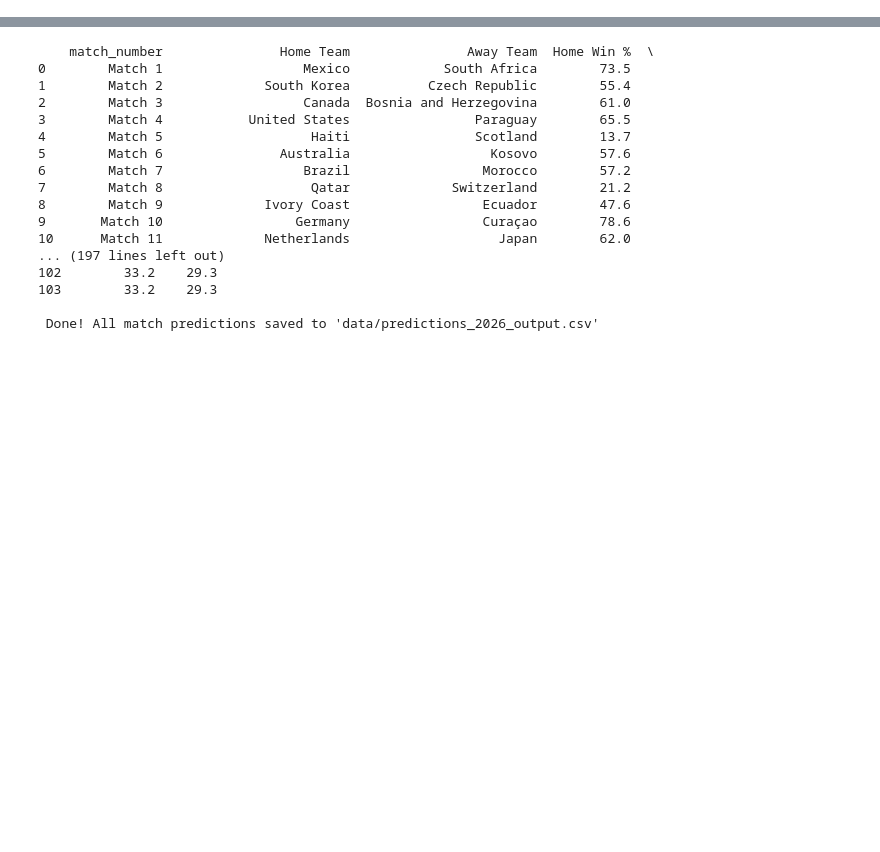
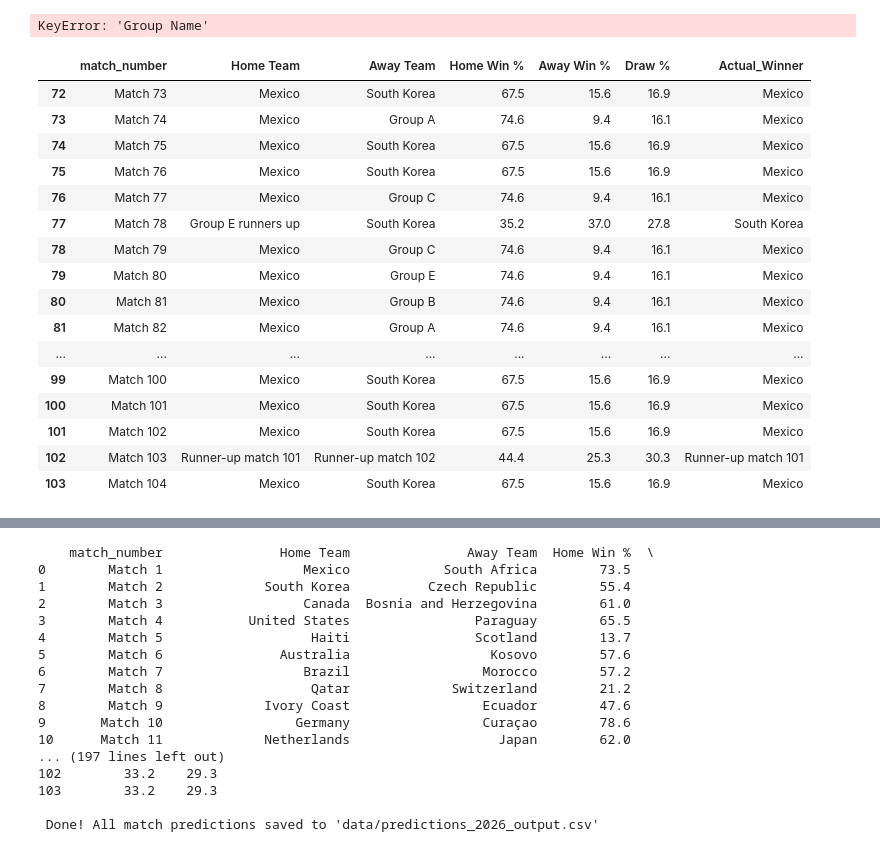
Before and after one commit to khandelwalutkarsh/FIFA-World-Cup-Prediction, a Jupyter notebook: FIFA_Prediction.ipynb, the cells around one changed output, grey strips where cells are left out. Cells and saved outputs as stored; diff of their text form; code cells hidden in the pictures; blank space fills up the shorter version.

```diff
--- a/FIFA_Prediction.ipynb
+++ b/FIFA_Prediction.ipynb
@@ -0,0 +1125,69 @@
+# %%
+# Initialize a dictionary to keep track of points in each group
+# Format: group_standings[group_name][team_name] = points
+group_standings = {}
+
+# 1. Process group stage matches (0 to 71) to calculate points
+for idx, row in schedule.loc[0:71].iterrows():
+    group = row['Group Name']
+    home = row['Home Team']
+    away = row['Away Team']
+
+    if group not in group_standings:
+        group_standings[group] = {}
+    if home not in group_standings[group]: group_standings[group][home] = 0
+    if away not in group_standings[group]: group_standings[group][away] = 0
+
+    # Get the predicted winner from your previous calculations
+    # If you haven't saved an 'Actual_Winner' column yet, we use the highest probability
+    probs = [row['Home Win %'], row['Away Win %'], row['Draw %']]
+    highest = probs.index(max(probs))
+
+    if highest == 0: # Home Win
+        group_standings[group][home] += 3
+    elif highest == 1: # Away Win
+        group_standings[group][away] += 3
+    else: # Draw
+        group_standings[group][home] += 1
+        group_standings[group][away] += 1
+
+# 2. Extract the Top 2 teams for every single group
+group_mapping = {}
+for group, teams in group_standings.items():
+    # Sort teams by points descending
+    sorted_teams = sorted(teams.items(), key=lambda x: x[1], reverse=True)
+
+    # Handle edge case if group dataset doesn't have enough teams mapped
+    winner = sorted_teams[0][0] if len(sorted_teams) > 0 else "Brazil"
+    runner_up = sorted_teams[1][0] if len(sorted_teams) > 1 else "Argentina"
+
+    group_mapping[f"{group} winners"] = winner
+    group_mapping[f"{group} runners-up"] = runner_up
+    group_mapping[f"{group} runners up"] = runner_up # catch spelling variations
+    group_mapping[group] = winner # fallback if it just says "Group A"
+# %% [output]
+KeyError: 'Group Name'
+# %%
+# Display your updated schedule showing dynamic team names and changing percentages
+final_output = sim_schedule[["match_number", "Home Team", "Away Team", "Home Win %", "Away Win %", "Draw %", "Actual_Winner"]]
+
+# Look specifically at the old broken section (Match 72 onwards)
+final_output.loc[72:104]
+# %% [output]
+|  | match_number | Home Team | Away Team | Home Win % | Away Win % | Draw % | Actual_Winner |
+| 72 | Match 73 | Mexico | South Korea | 67.5 | 15.6 | 16.9 | Mexico |
+| 73 | Match 74 | Mexico | Group A | 74.6 | 9.4 | 16.1 | Mexico |
+| 74 | Match 75 | Mexico | South Korea | 67.5 | 15.6 | 16.9 | Mexico |
+| 75 | Match 76 | Mexico | South Korea | 67.5 | 15.6 | 16.9 | Mexico |
+| 76 | Match 77 | Mexico | Group C | 74.6 | 9.4 | 16.1 | Mexico |
+| 77 | Match 78 | Group E runners up | South Korea | 35.2 | 37.0 | 27.8 | South Korea |
+| 78 | Match 79 | Mexico | Group C | 74.6 | 9.4 | 16.1 | Mexico |
+| 79 | Match 80 | Mexico | Group E | 74.6 | 9.4 | 16.1 | Mexico |
+| 80 | Match 81 | Mexico | Group B | 74.6 | 9.4 | 16.1 | Mexico |
+| 81 | Match 82 | Mexico | Group A | 74.6 | 9.4 | 16.1 | Mexico |
+| ... | ... | ... | ... | ... | ... | ... | ... |
+| 99 | Match 100 | Mexico | South Korea | 67.5 | 15.6 | 16.9 | Mexico |
+| 100 | Match 101 | Mexico | South Korea | 67.5 | 15.6 | 16.9 | Mexico |
+| 101 | Match 102 | Mexico | South Korea | 67.5 | 15.6 | 16.9 | Mexico |
+| 102 | Match 103 | Runner-up match 101 | Runner-up match 102 | 44.4 | 25.3 | 30.3 | Runner-up match 101 |
+| 103 | Match 104 | Mexico | South Korea | 67.5 | 15.6 | 16.9 | Mexico |
```
Also changed, not shown: parts of 27 cells of this notebook.
